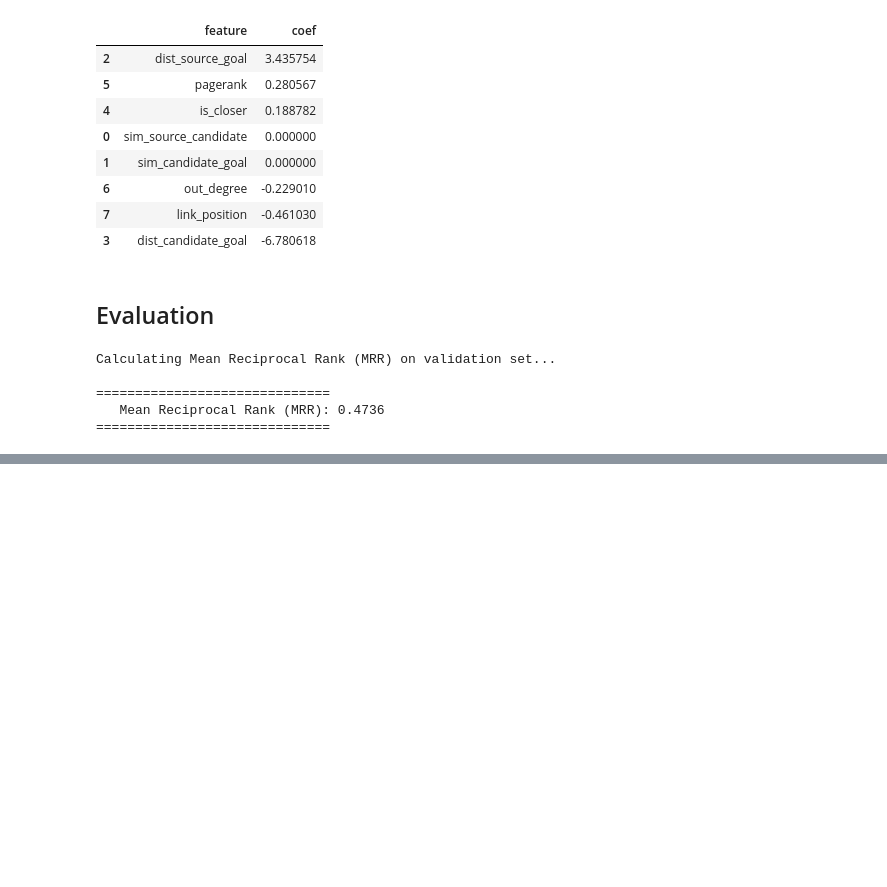
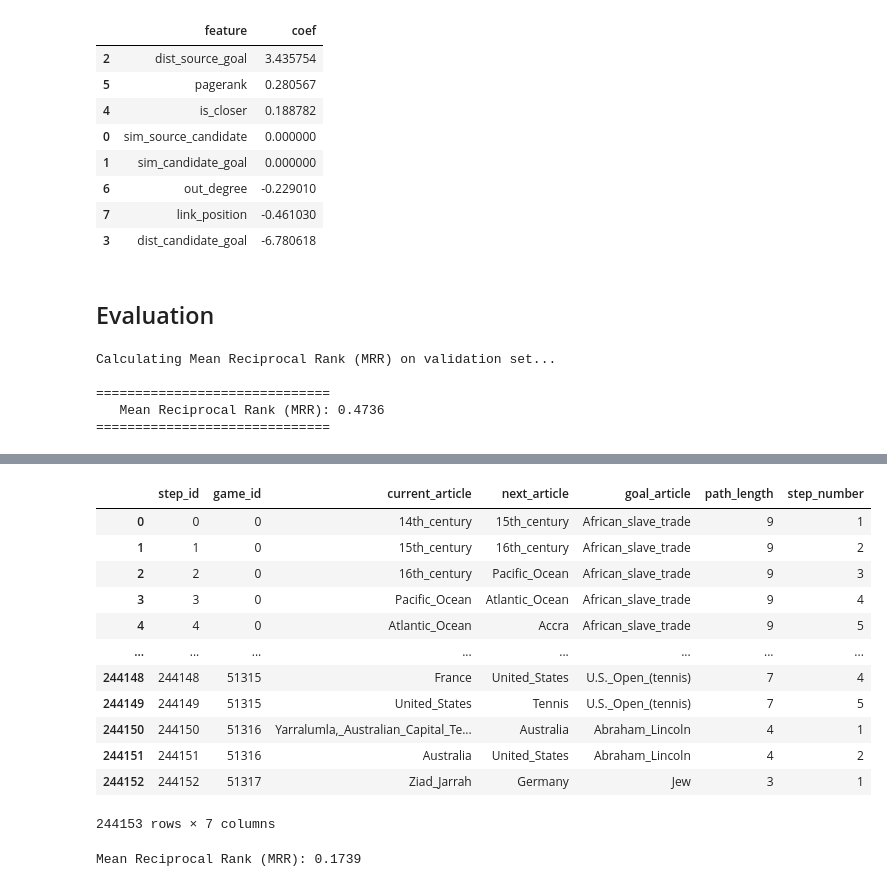
Before and after one commit to au-nlp/project-milestone-p2-group2, a Jupyter notebook: main.ipynb, the cells around one changed output, grey strips where cells are left out. Saved outputs shown, nothing was run; the diff lists cells and outputs as text; code cells hidden in the pictures; blank space fills up the shorter version.

Commit message:
implement heuristic

```diff
--- a/main.ipynb
+++ b/main.ipynb
@@ -566,0 +591,57 @@ Calculating Mean Reciprocal Rank (MRR) on validation set...
+# %%
+from src.heuristic import (
+    expand_paths_to_steps
+    ,compute_mrr_next_link
+)
+# formatted paths_finished df to apply the heuristic to
+
+formatted_paths_finished_df = expand_paths_to_steps(paths_finished_df)
+
+display(formatted_paths_finished_df)
+# %% [output]
+|  | step_id | game_id | current_article | next_article | goal_article | path_length | step_number |
+| 0 | 0 | 0 | 14th_century | 15th_century | African_slave_trade | 9 | 1 |
+| 1 | 1 | 0 | 15th_century | 16th_century | African_slave_trade | 9 | 2 |
+| 2 | 2 | 0 | 16th_century | Pacific_Ocean | African_slave_trade | 9 | 3 |
+| 3 | 3 | 0 | Pacific_Ocean | Atlantic_Ocean | African_slave_trade | 9 | 4 |
+| 4 | 4 | 0 | Atlantic_Ocean | Accra | African_slave_trade | 9 | 5 |
+| ... | ... | ... | ... | ... | ... | ... | ... |
+| 244148 | 244148 | 51315 | France | United_States | U.S._Open_(tennis) | 7 | 4 |
+| 244149 | 244149 | 51315 | United_States | Tennis | U.S._Open_(tennis) | 7 | 5 |
+| 244150 | 244150 | 51316 | Yarralumla,_Australian_Capital_Te... | Australia | Abraham_Lincoln | 4 | 1 |
+| 244151 | 244151 | 51316 | Australia | United_States | Abraham_Lincoln | 4 | 2 |
+| 244152 | 244152 | 51317 | Ziad_Jarrah | Germany | Jew | 3 | 1 |
+244153 rows × 7 columns
+# %%
+import random
+
+# Loop through formatted_paths_finished_df and calculate heuristic
+
+selected_ids = set()
+ranks = []
+
+for _ in range(1000):
+
+    # randomly choose an index that is unique
+    while True:
+        i = random.randint(0, len(formatted_paths_finished_df) - 1)
+        if i not in selected_ids:
+            selected_ids.add(i)
+            break
+
+    row = formatted_paths_finished_df.iloc[i]
+    current_article_id = row["current_article"]
+    goal_article_id = row["goal_article"]
+    next_article_id = row["next_article"]
+    path_length = row["path_length"]
+    step_number = row["step_number"]
+    alpha = step_number / path_length
+
+    rank = compute_mrr_next_link(current_article_id, goal_article_id, next_article_id, links_map, embedding_map, articles_df, alpha=alpha)
+
+    ranks.append(rank)
+
+mrr = sum(ranks) / len(ranks)
+print(f"Mean Reciprocal Rank (MRR): {mrr:.4f}")
+# %% [output]
+Mean Reciprocal Rank (MRR): 0.1739
```
Also changed, not shown: parts of 6 cells of this notebook, 1 other file.
